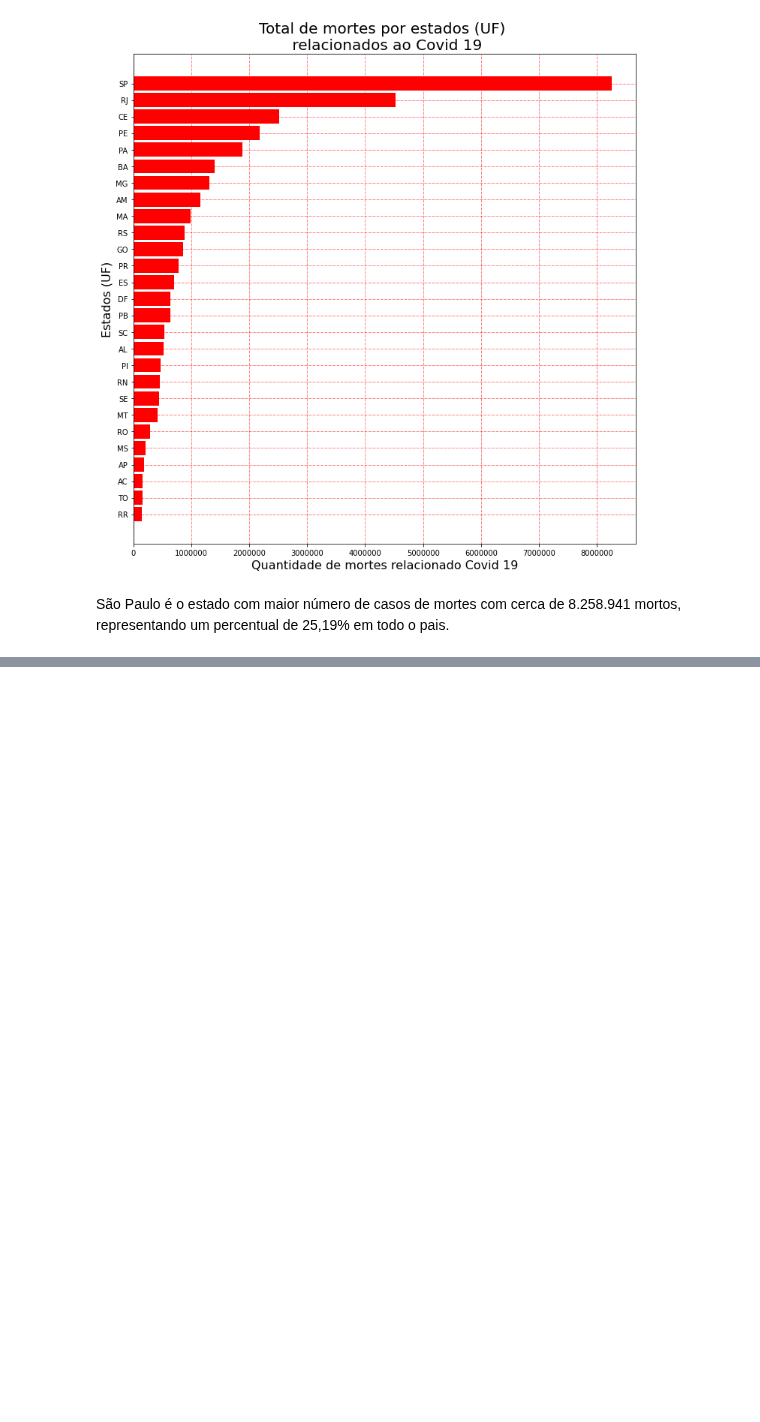
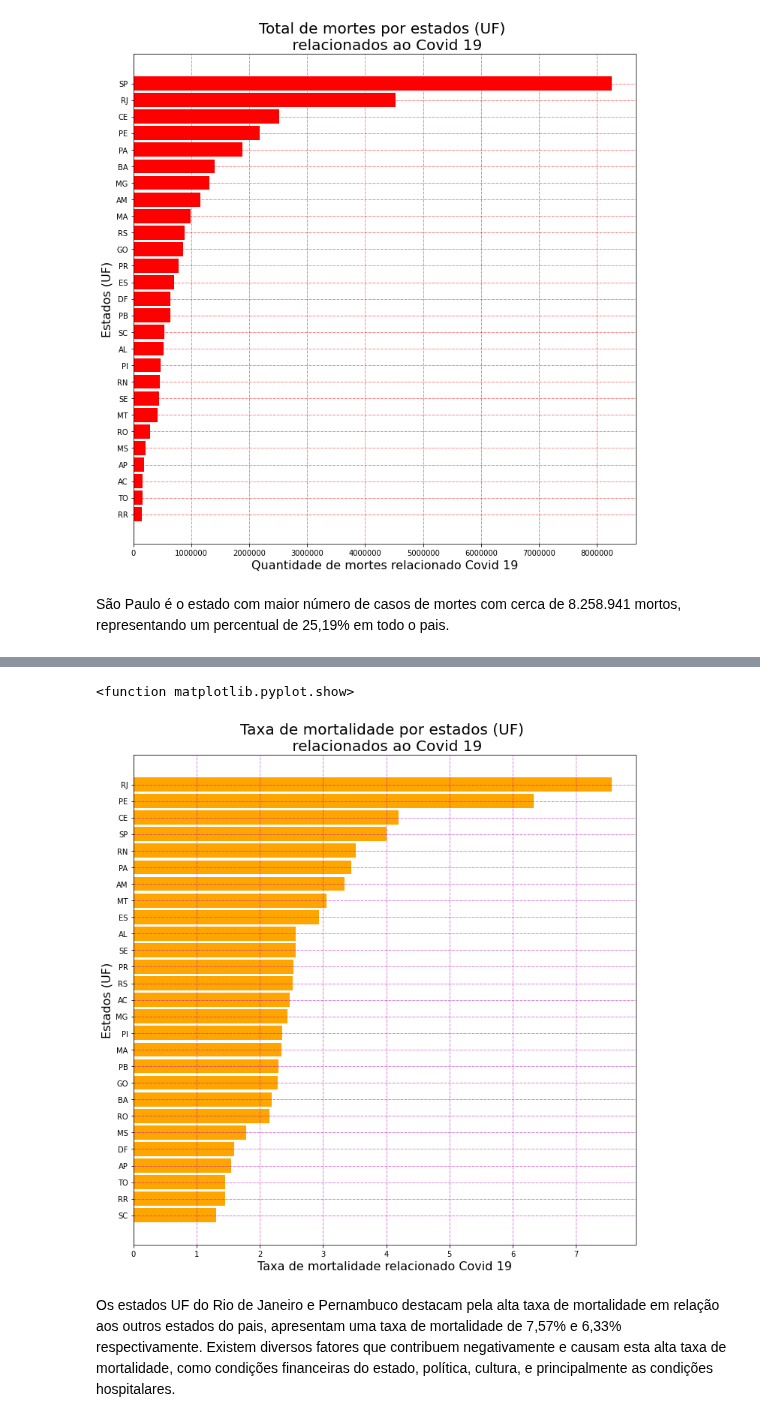
Before and after one commit to yoshinaga2904/Bootcamp-Alura, a Jupyter notebook: Fabio_Yoshinaga_Projeto_modulo_1.ipynb, the cells around one changed output, grey strips where cells are left out. Drawn from its saved outputs; the diff is of its cells as text; code cells hidden in the pictures; blank space fills up the shorter version.

```diff
--- a/Fabio_Yoshinaga_Projeto_modulo_1.ipynb
+++ b/Fabio_Yoshinaga_Projeto_modulo_1.ipynb
@@ -326,0 +329,18 @@ São Paulo é o estado com maior número de casos de mortes com cerca de 8.258.9
+# %%
+#Separando variaveis de estudo para analisar a mortalidade, state, deaths, confirmed
+mortalidade = caso_brasil_io[['state','deaths', 'confirmed']]
+
+#agrupando por estado UF, e realizando o somatório de cada variavel
+mortalidade = mortalidade.groupby(by=['state']).sum()
+
+#Criando uma coluna(variavel) de taxa de mortalidade, pegando o total por estado UF do total de mortos
+# e dividindo pelo total de casos confirmados.
+mortalidade['death_rate'] = (mortalidade['deaths']/mortalidade['confirmed']*100).round(2)
+
+#Ordenando o DataFrame pelo total de taxa de mortalidade(death_rate)
+mortalidade = mortalidade.sort_values(by=['death_rate'], ascending=False)
+
+#criando um index e resetando o index state
+mortalidade.reset_index(inplace=True)
+
+mortalidade
@@ -326,0 +365,36 @@ São Paulo é o estado com maior número de casos de mortes com cerca de 8.258.9
+# %%
+#Criando um gráfico
+plt.figure(figsize=(12, 12))
+
+#armazenando a taxa de mortalidade para construir o gráfico - eixo x
+mortalidade.sort_values(by='death_rate', ascending=True, inplace=True)
+tx_mortos = mortalidade['death_rate']
+
+#armazenando valores dos estados UF para construir o gráfico - eixo y
+UF = mortalidade['state']
+
+#Chamando método barh do matplotlib, para construir o gráfico de barras horizontais
+plt.barh(UF, tx_mortos, height=0.85, color='orange')
+
+
+#Criando um título
+plt.title('Taxa de mortalidade por estados (UF) \n relacionados ao Covid 19', fontsize = 20)
+
+#Nomeando o eixo y
+plt.ylabel('Estados (UF)', fontsize = 16)
+
+#Nomeando o eixo x
+plt.xlabel('Taxa de mortalidade relacionado Covid 19', fontsize = 16 )
+
+#formatando eixo x do gráfico
+plt.ticklabel_format(axis = 'x' , style = 'plain')
+
+#grid para orientação
+plt.grid(color='m', linestyle='-.', linewidth=0.5)
+
+plt.show
+# %% [output]
+<function matplotlib.pyplot.show>
+[figure, added]
+# %% [markdown]
+Os estados UF do Rio de Janeiro e Pernambuco destacam pela alta taxa de mortalidade em relação aos outros estados do pais, apresentam uma taxa de mortalidade de 7,57% e 6,33% respectivamente. Existem diversos fatores que contribuem negativamente e causam esta alta taxa de mortalidade, como condições financeiras do estado, política, cultura, e principalmente as condições hospitalares.
```
Also changed, not shown: parts of 2 cells of this notebook.
